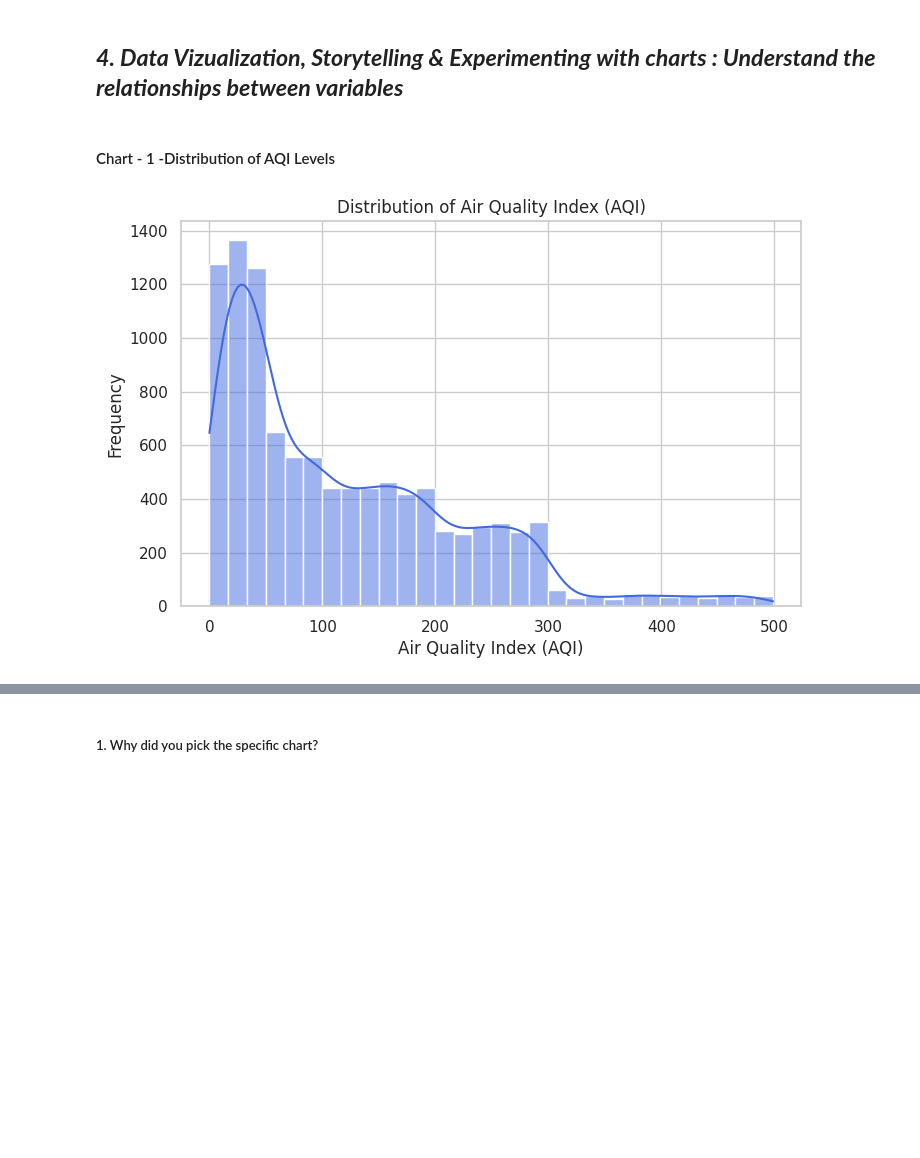
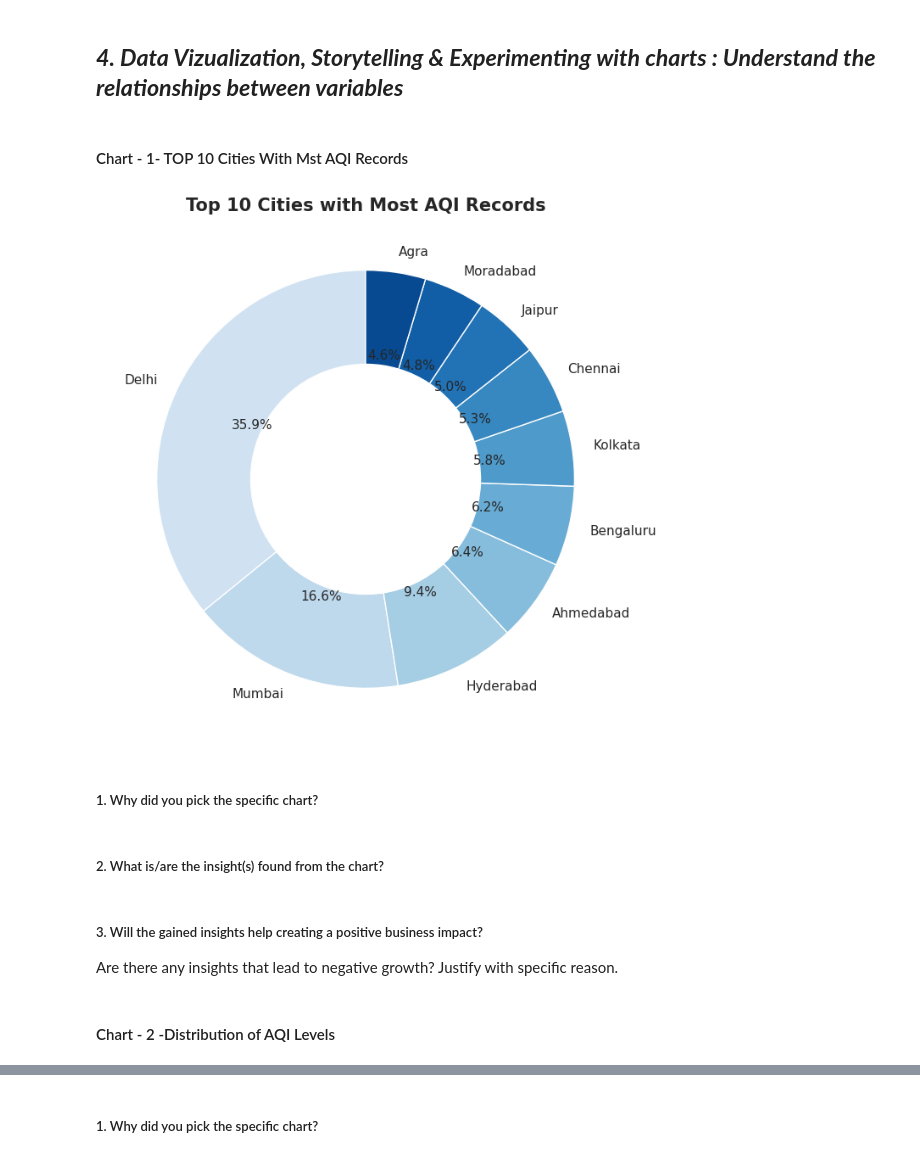
Before and after one commit to rajat805/rajat805, a Jupyter notebook: Another_copy_of_Sample_ML_Submission_Template.ipynb, the cells around one changed output, grey strips where cells are left out. Drawn from its saved outputs; the diff is of its cells as text; code cells hidden in the pictures; blank space fills up the shorter version.

```diff
--- a/Another_copy_of_Sample_ML_Submission_Template.ipynb
+++ b/Another_copy_of_Sample_ML_Submission_Template.ipynb
@@ -405,5 +405,38 @@ DATA WRANGLING COMPLETED SUCCESSFULLY
 Answer Here.
 # %% [markdown]
 ## ***4. Data Vizualization, Storytelling & Experimenting with charts : Understand the relationships between variables***
+# %% [markdown]
+#### Chart - 1- TOP 10 Cities With Mst AQI Records
+# %%
+import matplotlib.pyplot as plt
+
+# Top 10 cities with most AQI records
+top_cities = df['city'].value_counts().head(10)
+
+plt.figure(figsize=(8,8))
+
+colors = plt.cm.Blues(range(50, 50 + len(top_cities)*20, 20))
+
+plt.pie(
+    top_cities,
+    labels=top_cities.index,
+    autopct='%1.1f%%',
+    startangle=90,
+    colors=colors,
+    wedgeprops=dict(width=0.45, edgecolor='white')
+)
+
+plt.title("Top 10 Cities with Most AQI Records", fontsize=15, fontweight='bold')
+
+plt.show()
+# %% [output]
+[figure, added]
+# %% [markdown]
+##### 1. Why did you pick the specific chart?
+# %% [markdown]
+##### 2. What is/are the insight(s) found from the chart?
+# %% [markdown]
+##### 3. Will the gained insights help creating a positive business impact?
+Are there any insights that lead to negative growth? Justify with specific reason.
 # %% [markdown]
-#### Chart - 1 -Distribution of AQI Levels
+#### Chart - 2 -Distribution of AQI Levels
@@ -418,12 +442,0 @@ plt.rcParams.update({'font.size': 11, 'axes.titlesize': 14, 'axes.labelsize': 12
-# %%
-plt.figure(figsize=(8,5))
-
-sns.histplot(df['AQI'], bins=30, kde=True, color='royalblue')
-
-plt.title('Distribution of Air Quality Index (AQI)')
-plt.xlabel('Air Quality Index (AQI)')
-plt.ylabel('Frequency')
-
-plt.show()
-# %% [output]
-[figure, removed]
```
Also changed, not shown: parts of 153 cells of this notebook.
